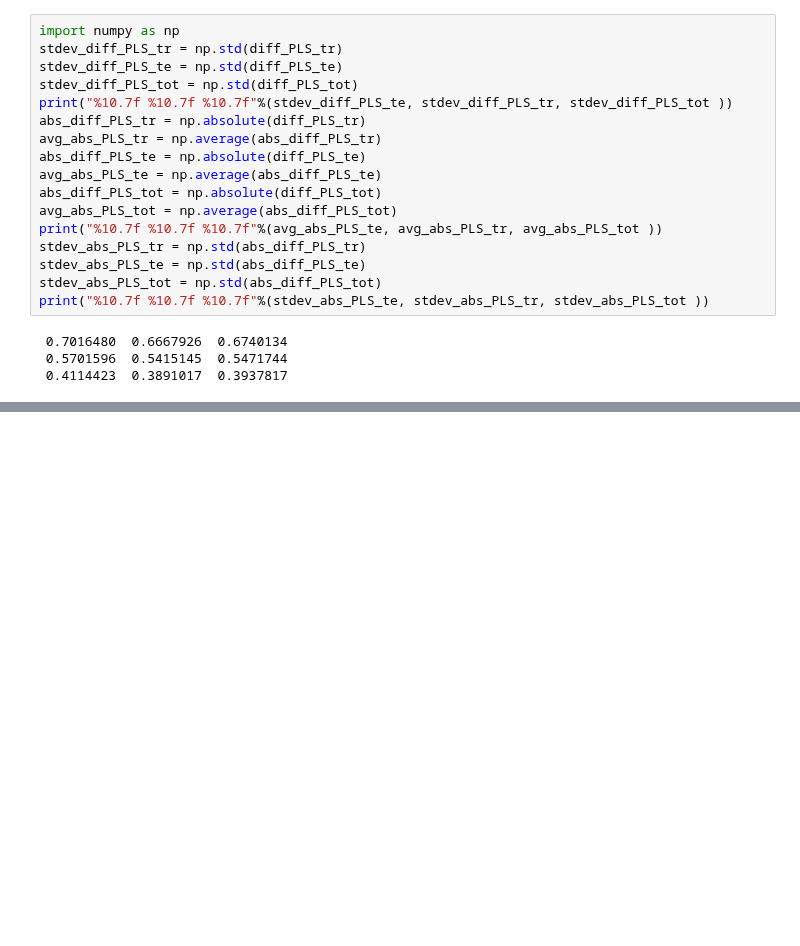
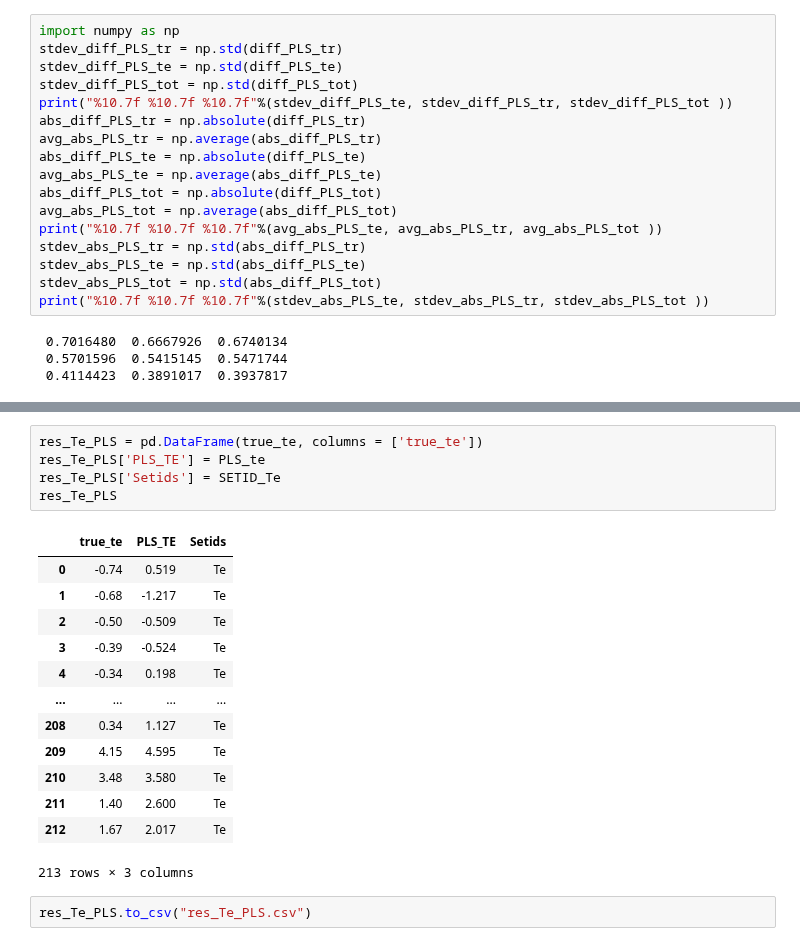
Before and after one commit to lstorchi/mllogdp, a Jupyter notebook: ERRORI_LORO_MODELLI.ipynb, the cells around one changed output, grey strips where cells are left out. Saved outputs shown, nothing was run; the diff lists cells and outputs as text; blank space fills up the shorter version.

```diff
--- a/ERRORI_LORO_MODELLI.ipynb
+++ b/ERRORI_LORO_MODELLI.ipynb
@@ -213,0 +282,21 @@ print("%10.7f %10.7f %10.7f"%(stdev_abs_PLS_te, stdev_abs_PLS_tr, stdev_abs_PLS_
+# %%
+res_Te_PLS = pd.DataFrame(true_te, columns = ['true_te'])
+res_Te_PLS['PLS_TE'] = PLS_te
+res_Te_PLS['Setids'] = SETID_Te
+res_Te_PLS
+# %% [output]
+|  | true_te | PLS_TE | Setids |
+| 0 | -0.74 | 0.519 | Te |
+| 1 | -0.68 | -1.217 | Te |
+| 2 | -0.50 | -0.509 | Te |
+| 3 | -0.39 | -0.524 | Te |
+| 4 | -0.34 | 0.198 | Te |
+| ... | ... | ... | ... |
+| 208 | 0.34 | 1.127 | Te |
+| 209 | 4.15 | 4.595 | Te |
+| 210 | 3.48 | 3.580 | Te |
+| 211 | 1.40 | 2.600 | Te |
+| 212 | 1.67 | 2.017 | Te |
+213 rows × 3 columns
+# %%
+res_Te_PLS.to_csv("res_Te_PLS.csv")
```
Also changed, not shown: parts of 8 cells of this notebook, 1 other file.
